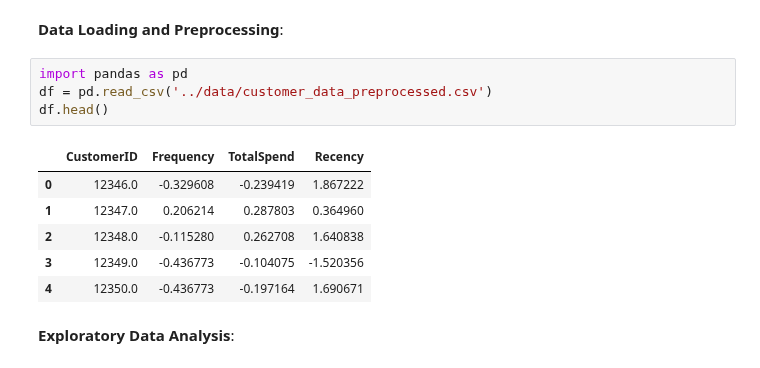
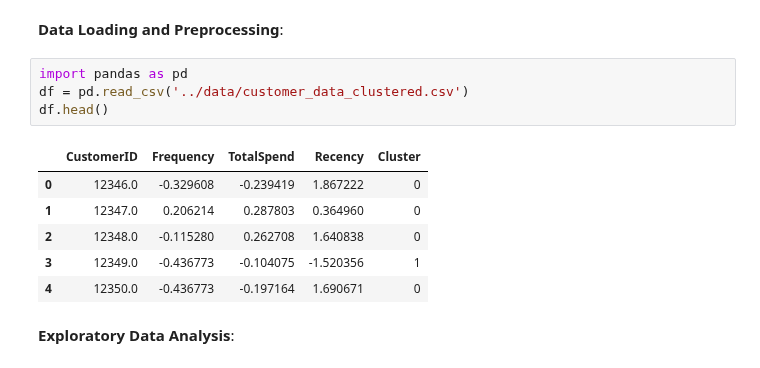
Before and after one commit to munuhee/customer_segmentation_dashboard, a Jupyter notebook: notebooks/data_analysis.ipynb, the cells around one changed output. Saved outputs shown, nothing was run; the diff lists cells and outputs as text.

```diff
--- a/notebooks/data_analysis.ipynb
+++ b/notebooks/data_analysis.ipynb
@@ -2,15 +2,15 @@
 **Data Loading and Preprocessing**:
 # %%
 import pandas as pd
-df = pd.read_csv('../data/customer_data_preprocessed.csv')
+df = pd.read_csv('../data/customer_data_clustered.csv')
 df.head()
 # %% [output]
-|  | CustomerID | Frequency | TotalSpend | Recency |
-| 0 | 12346.0 | -0.329608 | -0.239419 | 1.867222 |
-| 1 | 12347.0 | 0.206214 | 0.287803 | 0.364960 |
-| 2 | 12348.0 | -0.115280 | 0.262708 | 1.640838 |
-| 3 | 12349.0 | -0.436773 | -0.104075 | -1.520356 |
-| 4 | 12350.0 | -0.436773 | -0.197164 | 1.690671 |
+|  | CustomerID | Frequency | TotalSpend | Recency | Cluster |
+| 0 | 12346.0 | -0.329608 | -0.239419 | 1.867222 | 0 |
+| 1 | 12347.0 | 0.206214 | 0.287803 | 0.364960 | 0 |
+| 2 | 12348.0 | -0.115280 | 0.262708 | 1.640838 | 0 |
+| 3 | 12349.0 | -0.436773 | -0.104075 | -1.520356 | 1 |
+| 4 | 12350.0 | -0.436773 | -0.197164 | 1.690671 | 0 |
 # %% [markdown]
 **Exploratory Data Analysis**:
 # %%
```
Also changed, not shown: parts of 2 cells of this notebook.
